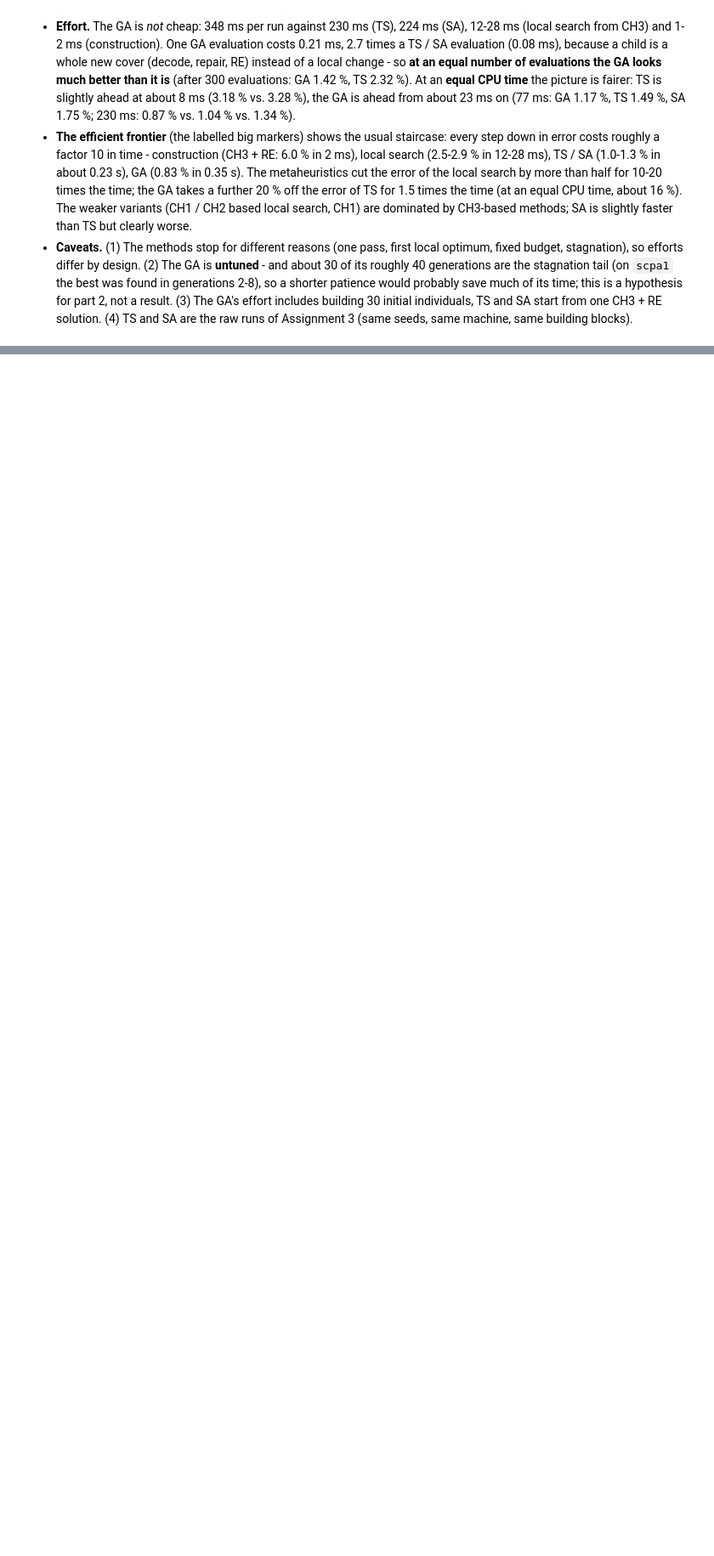
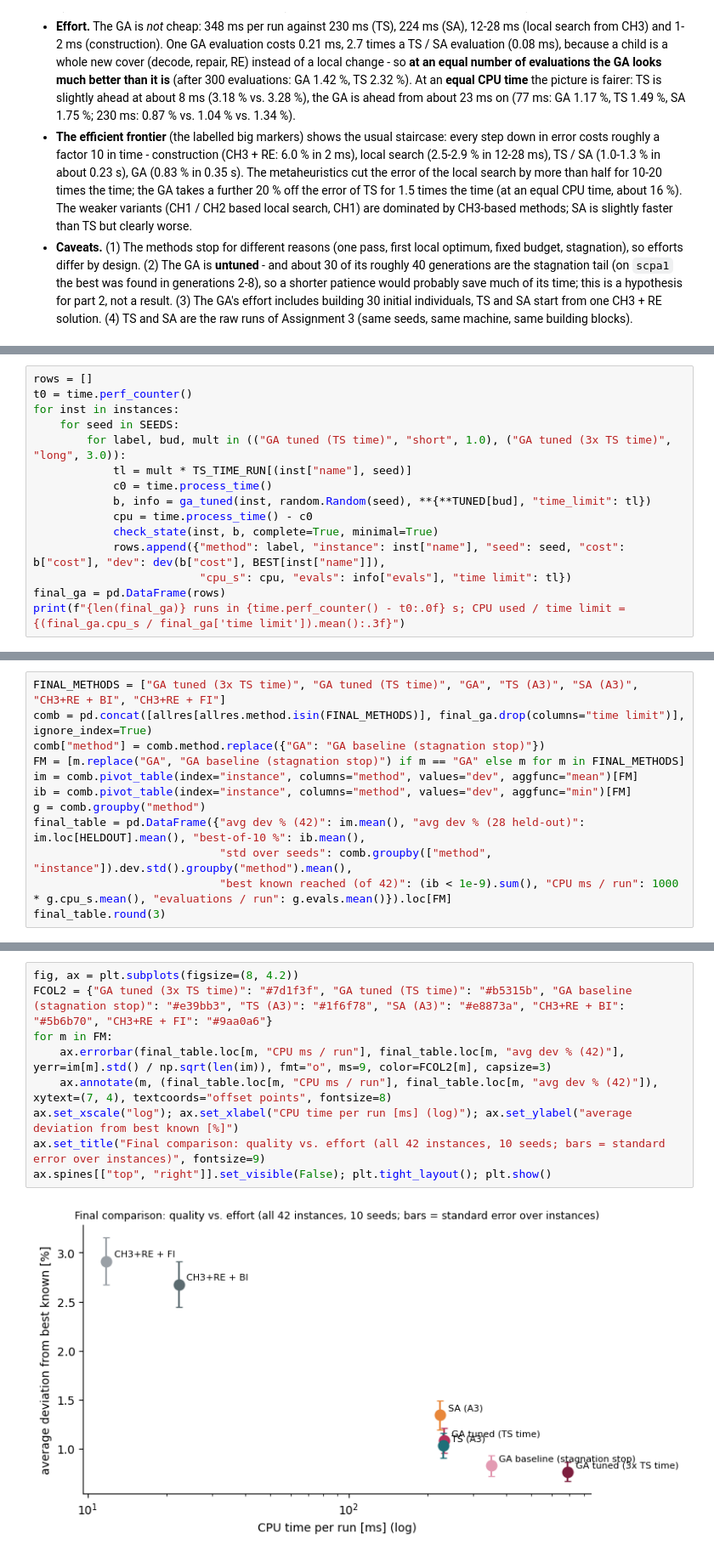
Before and after one commit to MrSavinK/constructive-heuristics-for-the-SCP, a Jupyter notebook: NN4.ipynb, the cells around one changed output, grey strips where cells are left out. Shown at 85% size. Drawn from its saved outputs; the diff is of its cells as text; blank space fills up the shorter version.

```diff
--- a/NN4.ipynb
+++ b/NN4.ipynb
@@ -1304,0 +1686,15 @@ and use the paired design with statistical tests of Assignment 3.
+# %%
+rows = []
+t0 = time.perf_counter()
+for inst in instances:
+    for seed in SEEDS:
+        for label, bud, mult in (("GA tuned (TS time)", "short", 1.0), ("GA tuned (3x TS time)", "long", 3.0)):
+            tl = mult * TS_TIME_RUN[(inst["name"], seed)]
+            c0 = time.process_time()
+            b, info = ga_tuned(inst, random.Random(seed), **{**TUNED[bud], "time_limit": tl})
+            cpu = time.process_time() - c0
+            check_state(inst, b, complete=True, minimal=True)
+            rows.append({"method": label, "instance": inst["name"], "seed": seed, "cost": b["cost"], "dev": dev(b["cost"], BEST[inst["name"]]),
+                         "cpu_s": cpu, "evals": info["evals"], "time limit": tl})
+final_ga = pd.DataFrame(rows)
+print(f"{len(final_ga)} runs in {time.perf_counter() - t0:.0f} s; CPU used / time limit = {(final_ga.cpu_s / final_ga['time limit']).mean():.3f}")
@@ -1304,0 +1703,12 @@ and use the paired design with statistical tests of Assignment 3.
+# %%
+FINAL_METHODS = ["GA tuned (3x TS time)", "GA tuned (TS time)", "GA", "TS (A3)", "SA (A3)", "CH3+RE + BI", "CH3+RE + FI"]
+comb = pd.concat([allres[allres.method.isin(FINAL_METHODS)], final_ga.drop(columns="time limit")], ignore_index=True)
+comb["method"] = comb.method.replace({"GA": "GA baseline (stagnation stop)"})
+FM = [m.replace("GA", "GA baseline (stagnation stop)") if m == "GA" else m for m in FINAL_METHODS]
+im = comb.pivot_table(index="instance", columns="method", values="dev", aggfunc="mean")[FM]
+ib = comb.pivot_table(index="instance", columns="method", values="dev", aggfunc="min")[FM]
+g = comb.groupby("method")
+final_table = pd.DataFrame({"avg dev % (42)": im.mean(), "avg dev % (28 held-out)": im.loc[HELDOUT].mean(), "best-of-10 %": ib.mean(),
+                            "std over seeds": comb.groupby(["method", "instance"]).dev.std().groupby("method").mean(),
+                            "best known reached (of 42)": (ib < 1e-9).sum(), "CPU ms / run": 1000 * g.cpu_s.mean(), "evaluations / run": g.evals.mean()}).loc[FM]
+final_table.round(3)
@@ -1304,0 +1743,11 @@ and use the paired design with statistical tests of Assignment 3.
+# %%
+fig, ax = plt.subplots(figsize=(8, 4.2))
+FCOL2 = {"GA tuned (3x TS time)": "#7d1f3f", "GA tuned (TS time)": "#b5315b", "GA baseline (stagnation stop)": "#e39bb3", "TS (A3)": "#1f6f78", "SA (A3)": "#e8873a", "CH3+RE + BI": "#5b6b70", "CH3+RE + FI": "#9aa0a6"}
+for m in FM:
+    ax.errorbar(final_table.loc[m, "CPU ms / run"], final_table.loc[m, "avg dev % (42)"], yerr=im[m].std() / np.sqrt(len(im)), fmt="o", ms=9, color=FCOL2[m], capsize=3)
+    ax.annotate(m, (final_table.loc[m, "CPU ms / run"], final_table.loc[m, "avg dev % (42)"]), xytext=(7, 4), textcoords="offset points", fontsize=8)
+ax.set_xscale("log"); ax.set_xlabel("CPU time per run [ms] (log)"); ax.set_ylabel("average deviation from best known [%]")
+ax.set_title("Final comparison: quality vs. effort (all 42 instances, 10 seeds; bars = standard error over instances)", fontsize=9)
+ax.spines[["top", "right"]].set_visible(False); plt.tight_layout(); plt.show()
+# %% [output]
+[figure, added]
```
Also changed, not shown: parts of 47 cells of this notebook, 15 other files.
